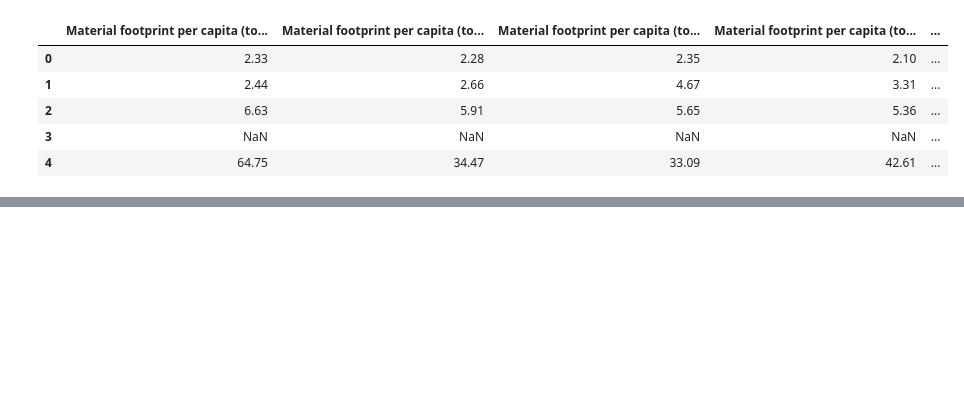
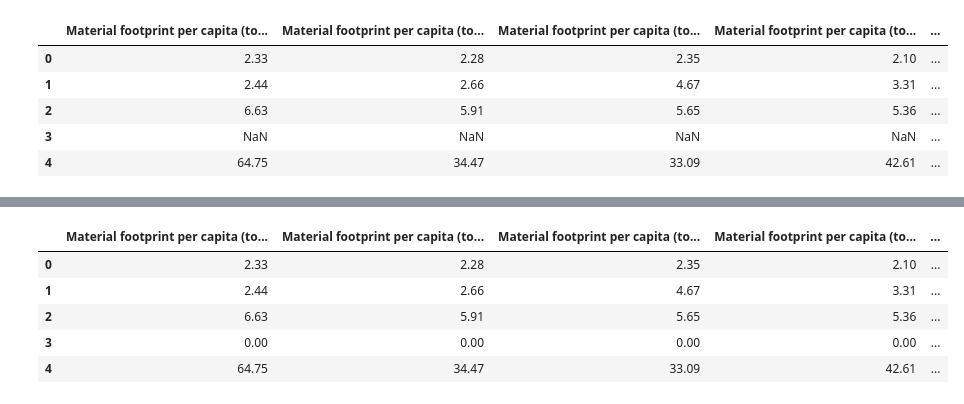
Before and after one commit to Gourav052003/Machine-Learning-Solutions-for-Predicting-Municipal-Waste-Costs-and-Sustainable-Resource-Management, a Jupyter notebook: Impact Analysis/Resource Consumption.ipynb, the cells around one changed output, grey strips where cells are left out. Drawn from its saved outputs; the diff is of its cells as text; code cells hidden in the pictures; blank space fills up the shorter version.

```diff
--- a/Impact Analysis/Resource Consumption.ipynb
+++ b/Impact Analysis/Resource Consumption.ipynb
@@ -59,0 +64,9 @@ material_footprint.head()
+# %%
+material_footprint.head()
+# %% [output]
+|  | Material footprint per capita (to... | Material footprint per capita (to... | Material footprint per capita (to... | Material footprint per capita (to... | ... |
+| 0 | 2.33 | 2.28 | 2.35 | 2.10 | ... |
+| 1 | 2.44 | 2.66 | 4.67 | 3.31 | ... |
+| 2 | 6.63 | 5.91 | 5.65 | 5.36 | ... |
+| 3 | 0.00 | 0.00 | 0.00 | 0.00 | ... |
+| 4 | 64.75 | 34.47 | 33.09 | 42.61 | ... |
```
Also changed, not shown: parts of 10 cells of this notebook.
